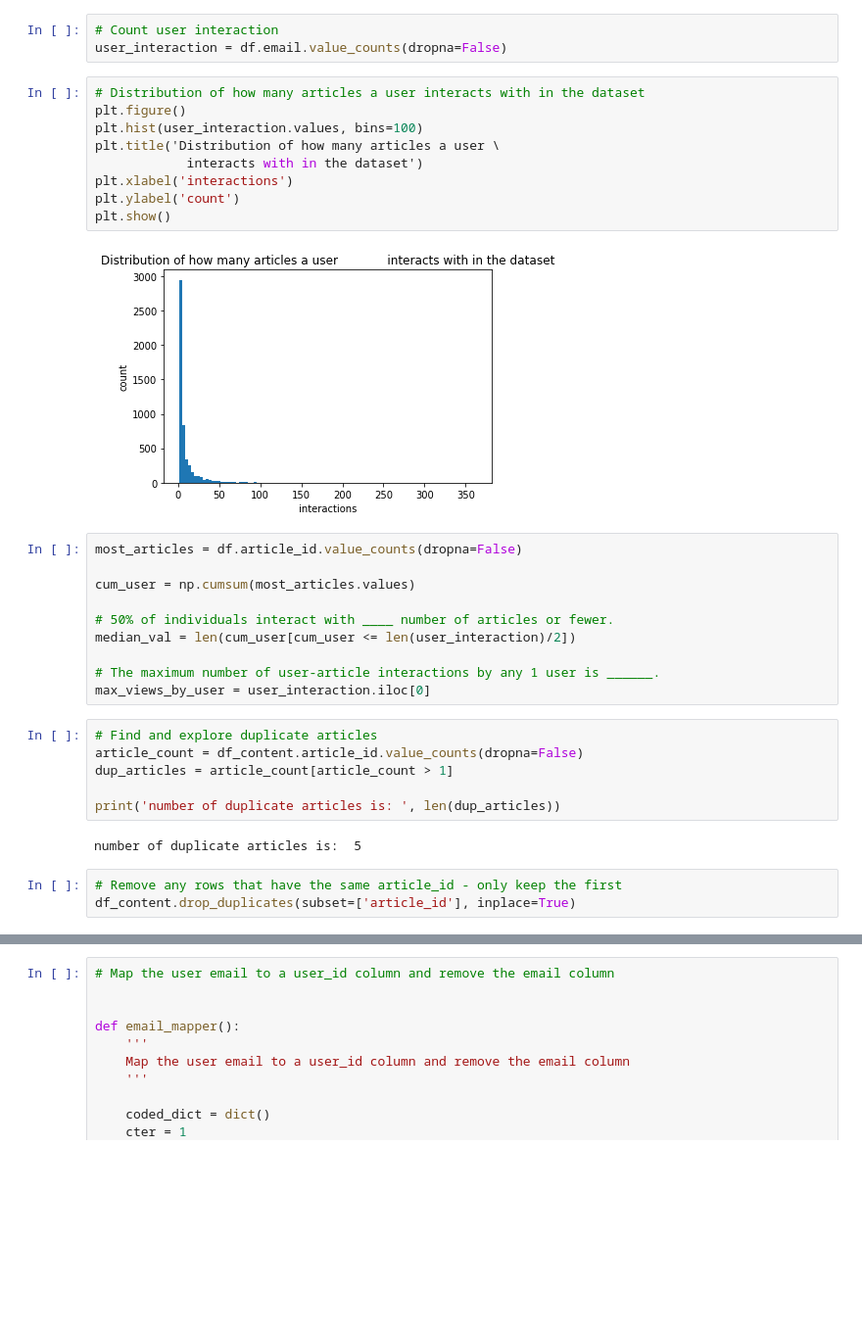
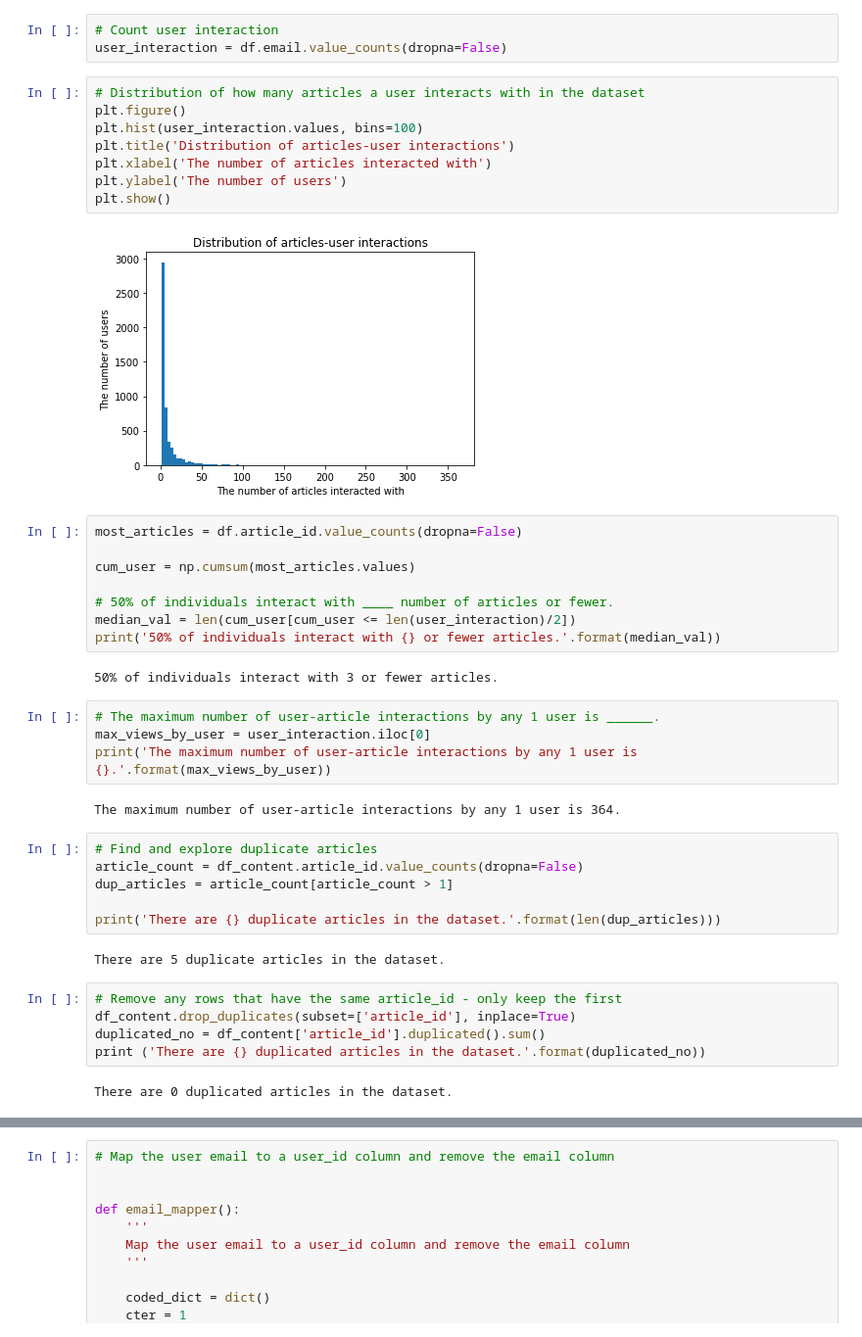
Before and after one commit to toluwee/Since-you-liked-that-you-might-also-like-this, a Jupyter notebook: Notebook/Recommender_notebook.ipynb, the cells around one changed output, grey strips where cells are left out. Shown: that part at 98% size. Drawn from its saved outputs; the diff is of its cells as text; blank space fills up the shorter version.

```diff
--- a/Notebook/Recommender_notebook.ipynb
+++ b/Notebook/Recommender_notebook.ipynb
@@ -96,14 +107,13 @@ user_interaction = df.email.value_counts(dropna=False)
 # %%
 # Distribution of how many articles a user interacts with in the dataset
 plt.figure()
 plt.hist(user_interaction.values, bins=100)
-plt.title('Distribution of how many articles a user \
-            interacts with in the dataset')
-plt.xlabel('interactions')
-plt.ylabel('count')
+plt.title('Distribution of articles-user interactions')
+plt.xlabel('The number of articles interacted with')
+plt.ylabel('The number of users')
 plt.show()
 # %% [output]
-[figure, old version]
+[figure, new version]
 # %%
 most_articles = df.article_id.value_counts(dropna=False)
 
@@ -111,20 +121,30 @@ cum_user = np.cumsum(most_articles.values)
 
 # 50% of individuals interact with ____ number of articles or fewer.
 median_val = len(cum_user[cum_user <= len(user_interaction)/2])
-
-# The maximum number of user-article interactions by any 1 user is ______.
-max_views_by_user = user_interaction.iloc[0]
+print('50% of individuals interact with {} or fewer articles.'.format(median_val))
+# %% [output]
+50% of individuals interact with 3 or fewer articles.
+# %%
+# The maximum number of user-article interactions by any 1 user is ______.
+max_views_by_user = user_interaction.iloc[0]
+print('The maximum number of user-article interactions by any 1 user is {}.'.format(max_views_by_user))
+# %% [output]
+The maximum number of user-article interactions by any 1 user is 364.
 # %%
 # Find and explore duplicate articles
 article_count = df_content.article_id.value_counts(dropna=False)
 dup_articles = article_count[article_count > 1]
 
-print('number of duplicate articles is: ', len(dup_articles))
+print('There are {} duplicate articles in the dataset.'.format(len(dup_articles)))
 # %% [output]
-number of duplicate articles is:  5
+There are 5 duplicate articles in the dataset.
 # %%
 # Remove any rows that have the same article_id - only keep the first
 df_content.drop_duplicates(subset=['article_id'], inplace=True)
+duplicated_no = df_content['article_id'].duplicated().sum()
+print ('There are {} duplicated articles in the dataset.'.format(duplicated_no))
+# %% [output]
+There are 0 duplicated articles in the dataset.
 # %%
 # The number of unique articles that have at least one interaction
 unique_articles = len(most_articles)
```
Also changed, not shown: parts of 26 cells of this notebook.
